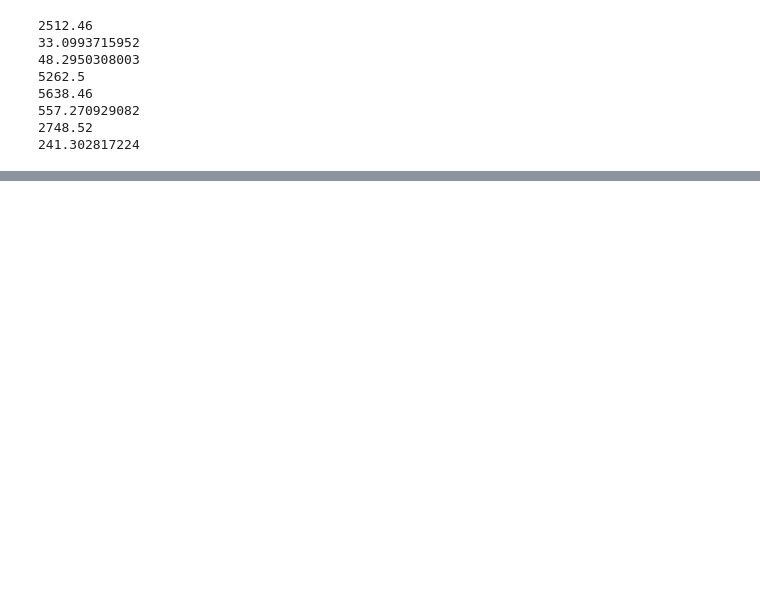
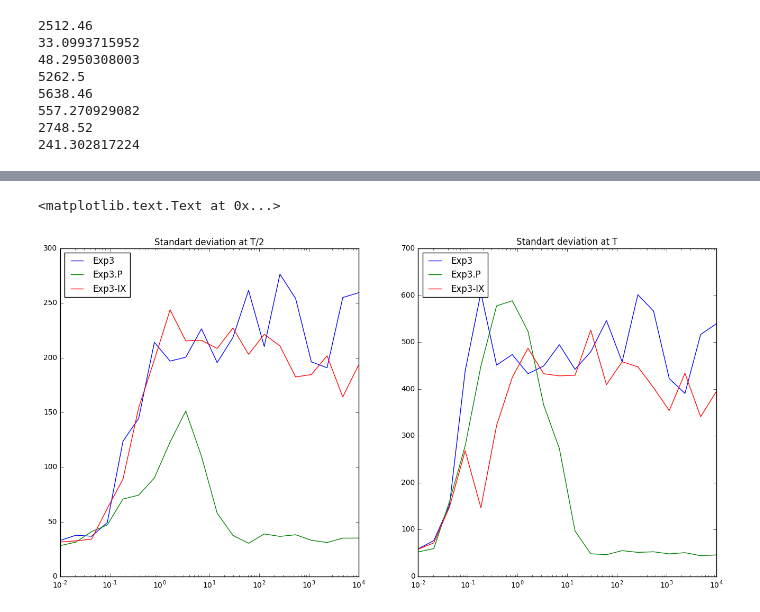
Before and after one commit to NicolasSchreuder/AdversarialBandit, a Jupyter notebook: Experiments.ipynb, the cells around one changed output, grey strips where cells are left out. Saved outputs shown, nothing was run; the diff lists cells and outputs as text; code cells hidden in the pictures; blank space fills up the shorter version.

```diff
--- a/Experiments.ipynb
+++ b/Experiments.ipynb
@@ -629,3 +629,22 @@ plt.title("Cumulativer reward")
+# %%
+plt.figure(figsize=(16,8))
+plt.subplot(1, 2, 1)
+plt.plot(X, R_T2_std[0], label="Exp3")
+plt.plot(X, R_T2_std[1], label="Exp3.P")
+plt.plot(X, R_T2_std[2], label="Exp3-IX")
+plt.legend(loc="upper left")
+plt.semilogx()
+plt.title("Standart deviation at T/2")
+plt.subplot(1, 2, 2)
+plt.plot(X, R_T_std[0], label="Exp3")
+plt.plot(X, R_T_std[1], label="Exp3.P")
+plt.plot(X, R_T_std[2], label="Exp3-IX")
+plt.semilogx()
+plt.legend(loc="upper left")
+plt.title("Standart deviation at T")
+# %% [output]
+<matplotlib.text.Text at 0x...>
+[figure, added]
 # %%
 T = 10000
 T2 = 5000
```
Also changed, not shown: parts of 16 cells of this notebook.
